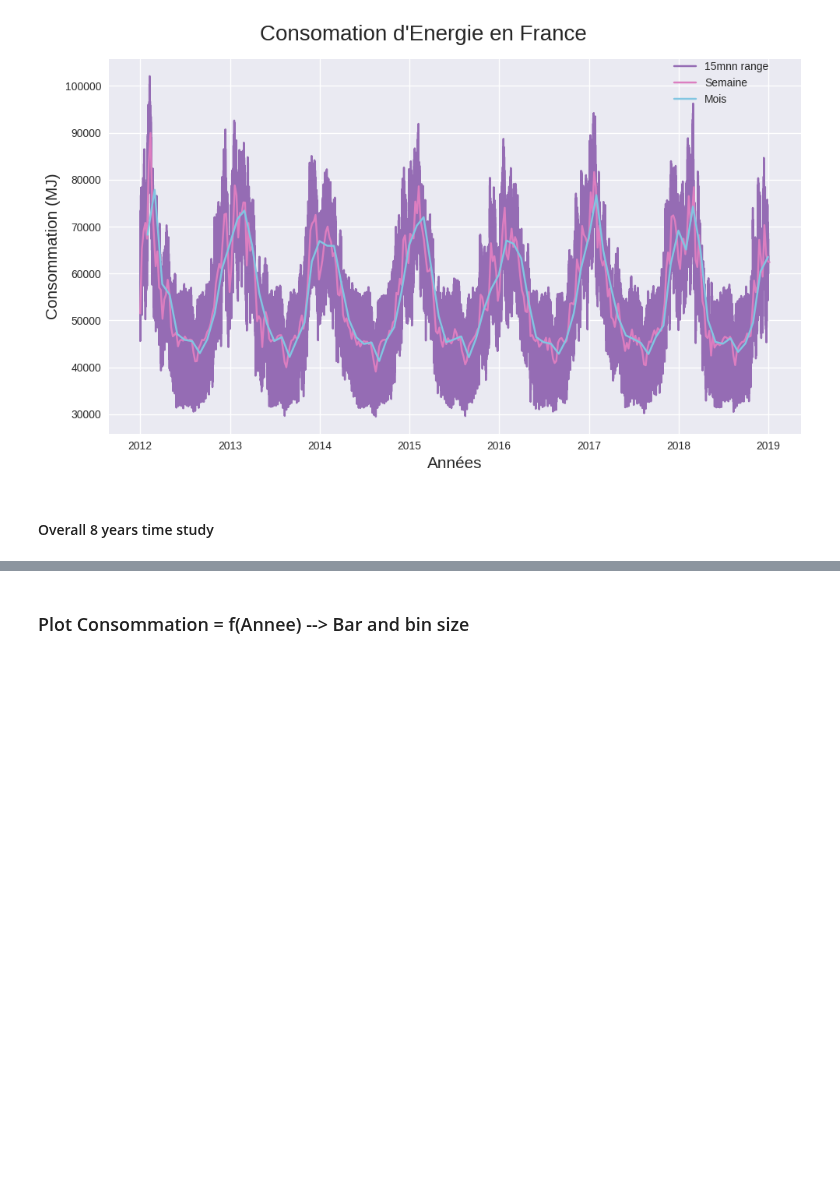
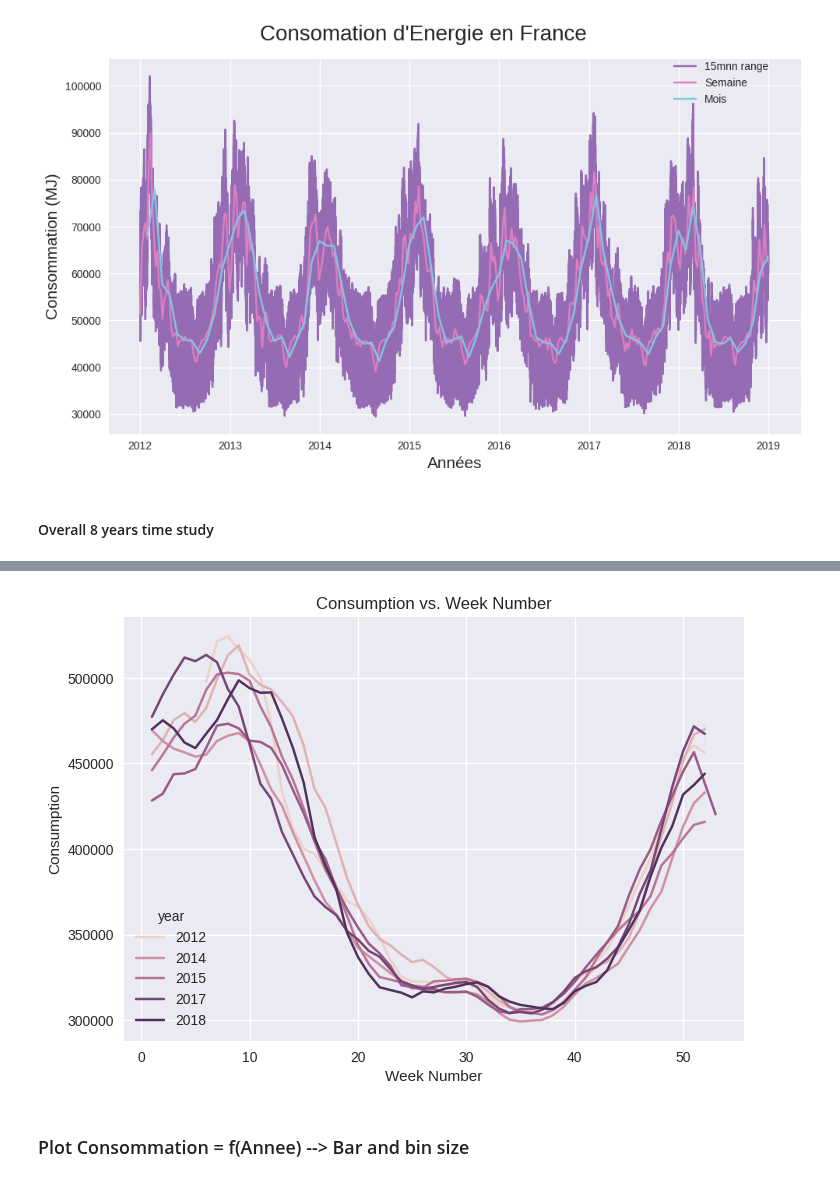
Before and after one commit to ManuLabricole/CDN-Statistique, a Jupyter notebook: Notebooks/Stat_descriptives_part2_mise_en_pratique.ipynb, the cells around one changed output, grey strips where cells are left out. Cells and saved outputs as stored; diff of their text form; code cells hidden in the pictures; blank space fills up the shorter version.

Commit message:
8 curves graph

```diff
--- a/Notebooks/Stat_descriptives_part2_mise_en_pratique.ipynb
+++ b/Notebooks/Stat_descriptives_part2_mise_en_pratique.ipynb
@@ -663,3 +657,23 @@ for i, (year, data) in enumerate(df_yearly):
+# %%
+import scipy
+df = df_n_E.copy()
+df_weekly = df.resample('W').mean()
+
+# add week number column
+df_weekly['week_number'] = df_weekly.index.week
+df_weekly['year'] = df_weekly.index.year
+df_weekly['mov_avg'] = df_weekly['Consommation'].rolling(7).sum()
+
+sns.lineplot(x='week_number', y="mov_avg", hue="year", data=df_weekly, estimator=np.mean)
+# set the plot title and axis labels
+plt.title('Consumption vs. Week Number')
+plt.xlabel('Week Number')
+plt.ylabel('Consumption')
+
+# show the plot
+plt.show()
+# %% [output]
+[figure, added]
 # %% [markdown]
 ### Plot Consommation = f(Annee) --> Bar and bin size
 # %% [markdown]
```
Also changed, not shown: parts of 8 cells of this notebook.
